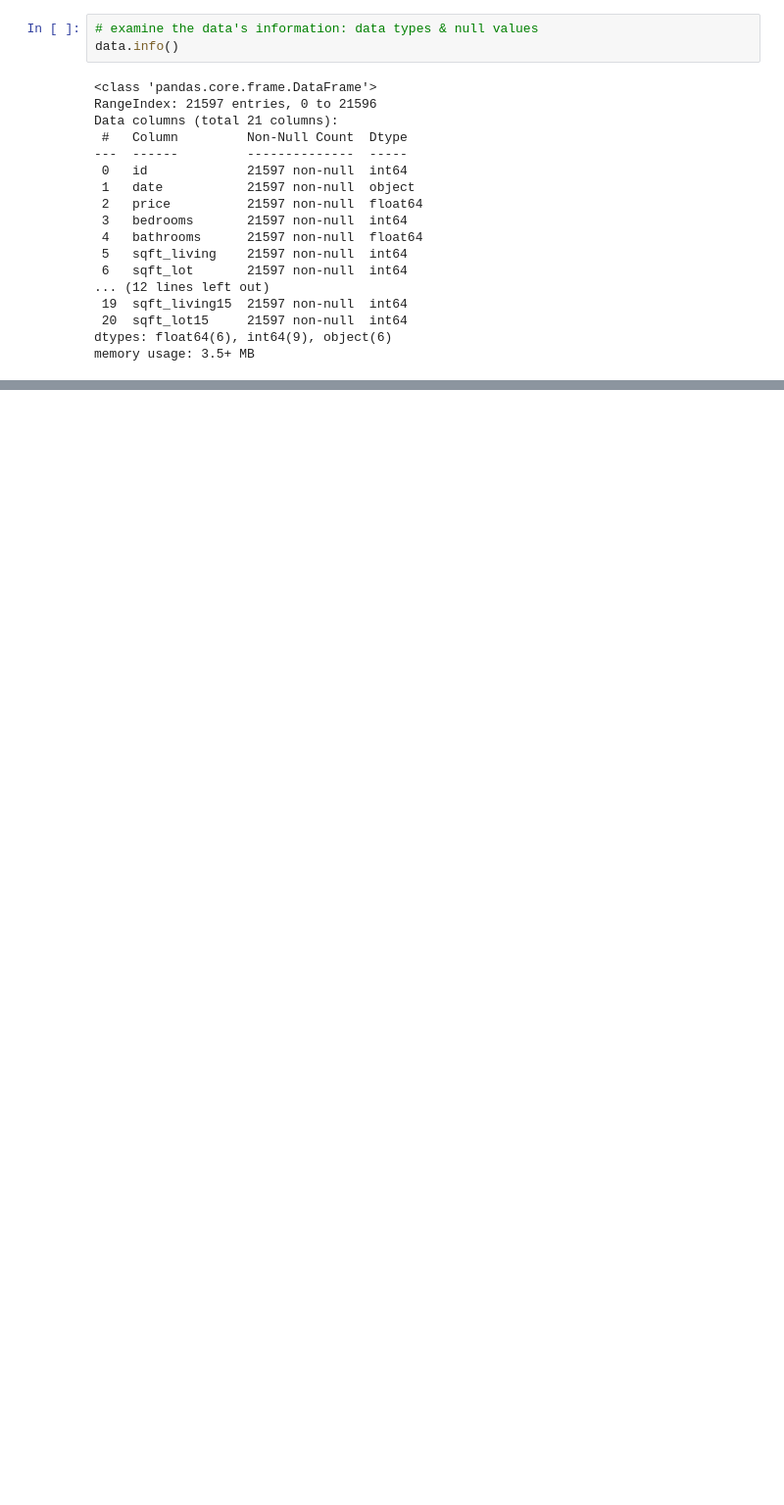
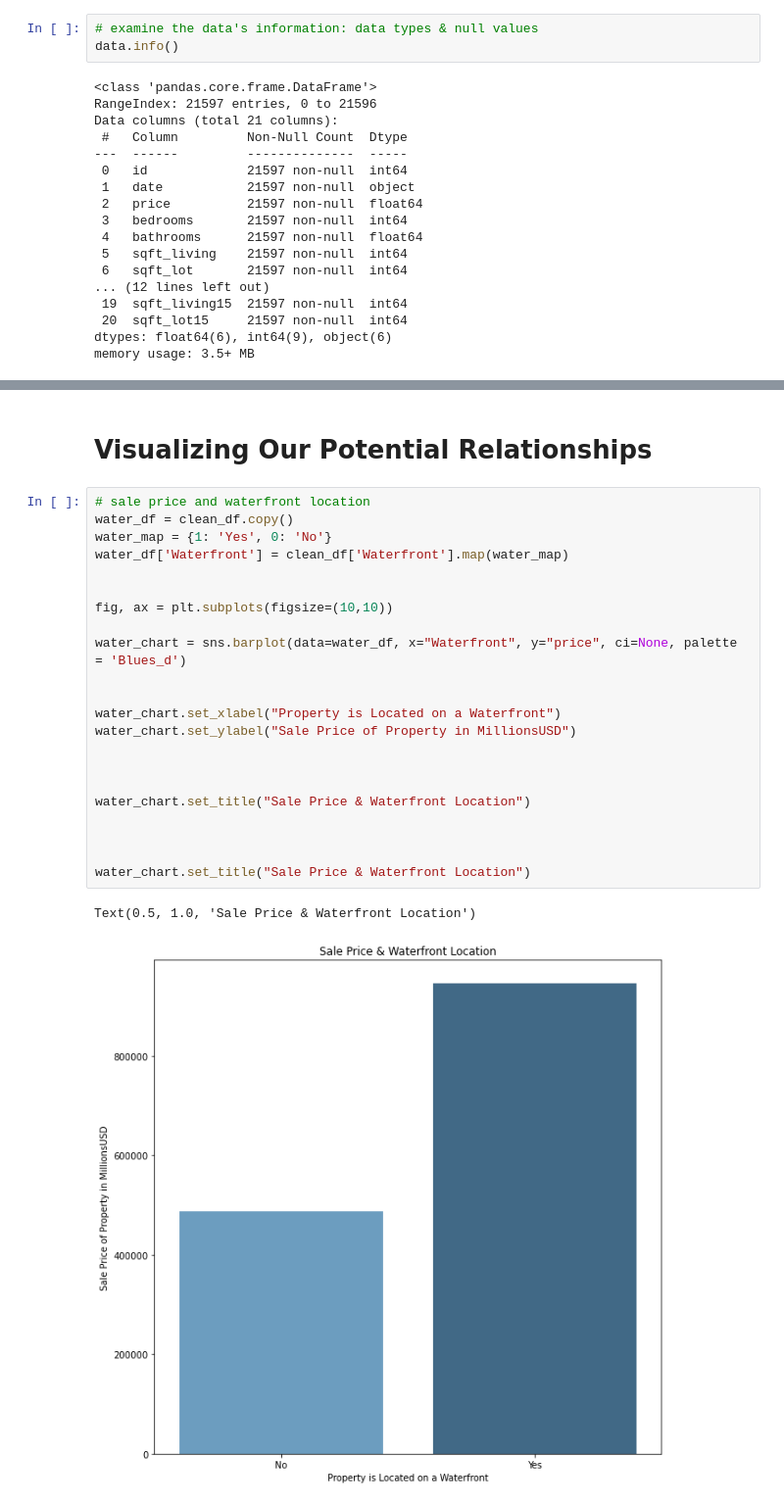
Before and after one commit to MackoyS/sarah-and-mackoy-price-modeling, a Jupyter notebook: SpecsProject.ipynb, the cells around one changed output, grey strips where cells are left out. Shown: that part at 98% size. Saved outputs shown, nothing was run; the diff lists cells and outputs as text; blank space fills up the shorter version.

```diff
--- a/SpecsProject.ipynb
+++ b/SpecsProject.ipynb
@@ -110,0 +339,27 @@ main_df.info()
+# %% [markdown]
+# Visualizing Our Potential Relationships
+# %%
+# sale price and waterfront location
+water_df = clean_df.copy()
+water_map = {1: 'Yes', 0: 'No'}
+water_df['Waterfront'] = clean_df['Waterfront'].map(water_map)
+
+
+fig, ax = plt.subplots(figsize=(10,10))
+
+water_chart = sns.barplot(data=water_df, x="Waterfront", y="price", ci=None, palette = 'Blues_d')
+
+
+water_chart.set_xlabel("Property is Located on a Waterfront")
+water_chart.set_ylabel("Sale Price of Property in MillionsUSD")
+
+
+
+water_chart.set_title("Sale Price & Waterfront Location")
+
+
+
+water_chart.set_title("Sale Price & Waterfront Location")
+# %% [output]
+Text(0.5, 1.0, 'Sale Price & Waterfront Location')
+[figure, added]
```
Also changed, not shown: parts of 115 cells of this notebook.
